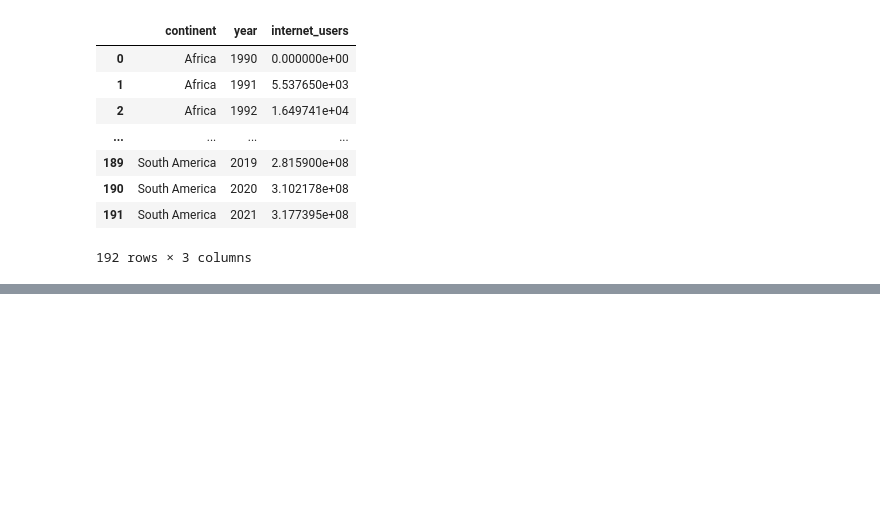
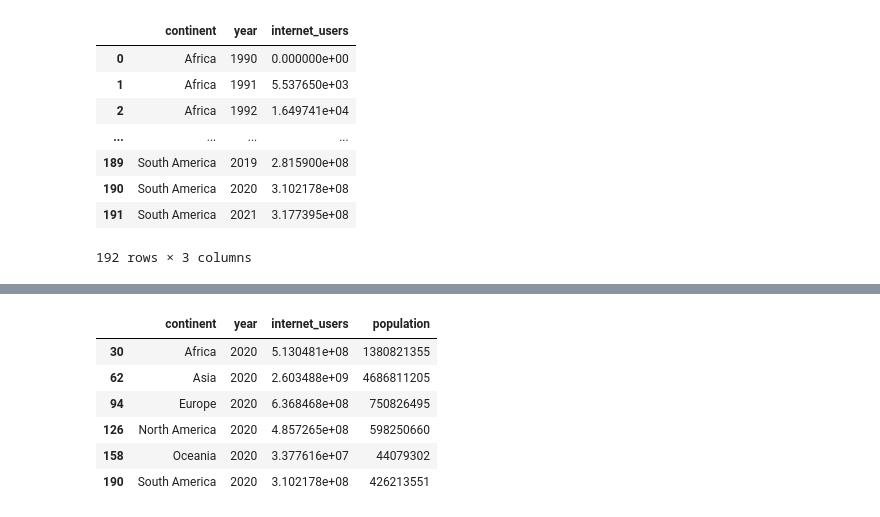
Before and after one commit to DavidZD5/Mineria-de-datos, a Jupyter notebook: world_connected_project.ipynb, the cells around one changed output, grey strips where cells are left out. Saved outputs shown, nothing was run; the diff lists cells and outputs as text; code cells hidden in the pictures; blank space fills up the shorter version.

```diff
--- a/world_connected_project.ipynb
+++ b/world_connected_project.ipynb
@@ -244,0 +360,11 @@ internet_users_by_continent
+# %%
+merge_df = internet_users_by_continent.merge(population_by_continent, on=['year', 'continent'], how='left')
+merge_df.query("year == 2020")
+# %% [output]
+|  | continent | year | internet_users | population |
+| 30 | Africa | 2020 | 5.130481e+08 | 1380821355 |
+| 62 | Asia | 2020 | 2.603488e+09 | 4686811205 |
+| 94 | Europe | 2020 | 6.368468e+08 | 750826495 |
+| 126 | North America | 2020 | 4.857265e+08 | 598250660 |
+| 158 | Oceania | 2020 | 3.377616e+07 | 44079302 |
+| 190 | South America | 2020 | 3.102178e+08 | 426213551 |
```
Also changed, not shown: parts of 12 cells of this notebook.
